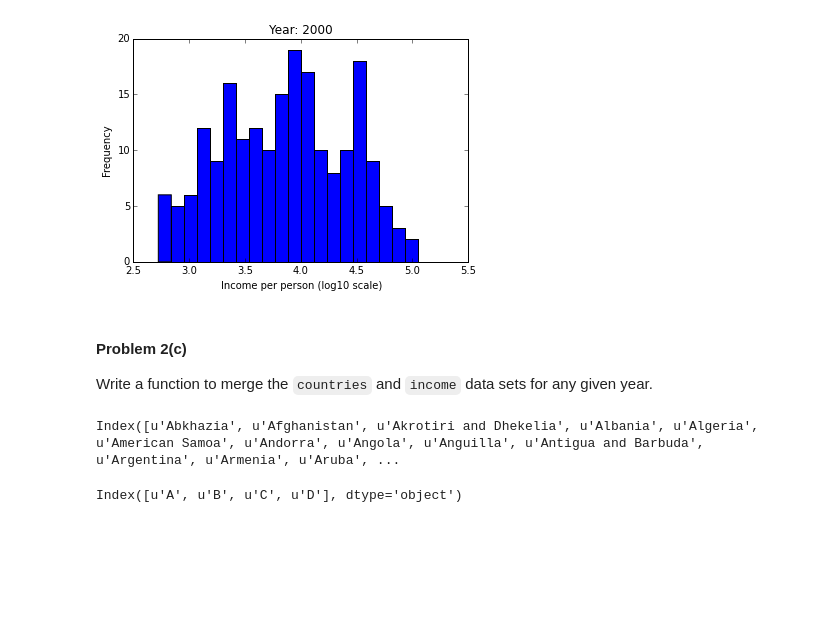
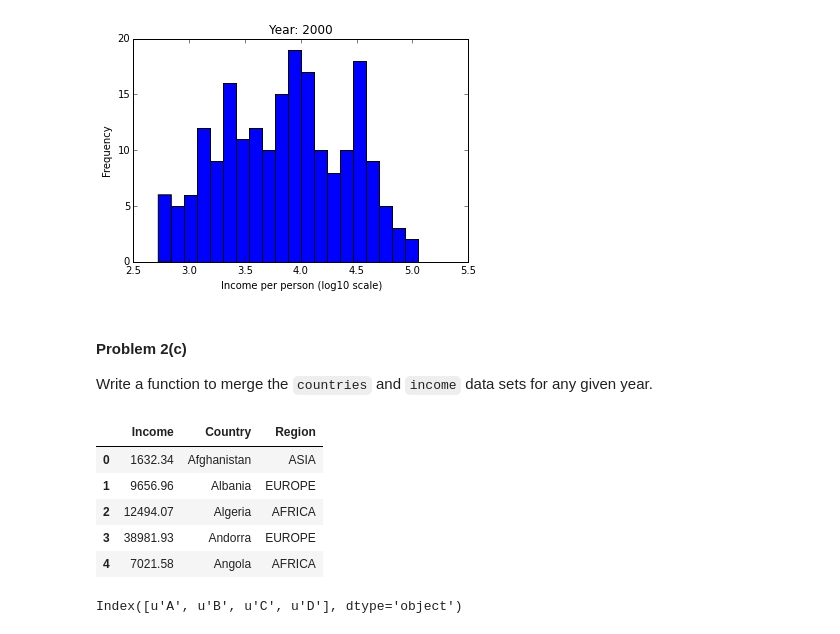
Before and after one commit to Naveed1842/harvardCS109, a Jupyter notebook: Homeworks/HW1/hw1sol.ipynb, the cells around one changed output. Saved outputs shown, nothing was run; the diff lists cells and outputs as text; code cells hidden in the pictures; blank space fills up the shorter version.

```diff
--- a/Homeworks/HW1/hw1sol.ipynb
+++ b/Homeworks/HW1/hw1sol.ipynb
@@ -330,42 +330,47 @@ Function
 --------
 mergeByYear
 
 Return a merged DataFrame containing the income,
 country name and region for a given year.
 
 Parameters
 ----------
 year : int
     The year of interest
 
 Returns
 -------
 a DataFrame
    A pandas DataFrame with three columns titled
    'Country', 'Region', and 'Income'.
 
 Example
 -------
 >>> mergeByYear(2010)
 """
 #your code here
 
 data = pd.DataFrame(income.ix[year].values, columns = ['Income'])
 # data['Country'] = income.columns
 # print data
 
-print income.columns
+# print income.columns
 
-# def mergeByYear(year):
-#     data = pd.DataFrame(income.ix[year].values, columns = ['Income'])
-#     data['Country'] = income.columns
-#     joined = pd.merge(data, countries, how="inner", on=['Country'])
-#     joined.Income = np.round(joined.Income, 2)
-#     return joined
+def mergeByYear(year):
+    data = pd.DataFrame(income.ix[year].values, columns = ['Income'])
+    data['Country'] = income.columns
+    joined = pd.merge(data, countries, how="inner", on=['Country'])
+    joined.Income = np.round(joined.Income, 2)
+    return joined
 
-# mergeByYear(2010).head()
+mergeByYear(2010).head()
 # %% [output]
-Index([u'Abkhazia', u'Afghanistan', u'Akrotiri and Dhekelia', u'Albania', u'Algeria', u'American Samoa', u'Andorra', u'Angola', u'Anguilla', u'Antigua and Barbuda', u'Argentina', u'Armenia', u'Aruba', ...
+|  | Income | Country | Region |
+| 0 | 1632.34 | Afghanistan | ASIA |
+| 1 | 9656.96 | Albania | EUROPE |
+| 2 | 12494.07 | Algeria | AFRICA |
+| 3 | 38981.93 | Andorra | EUROPE |
+| 4 | 7021.58 | Angola | AFRICA |
 # %%
 s = pd.Series([1,3,4,np.nan,6,8])
 
```
Also changed, not shown: parts of 2 cells of this notebook, 1 other file.
